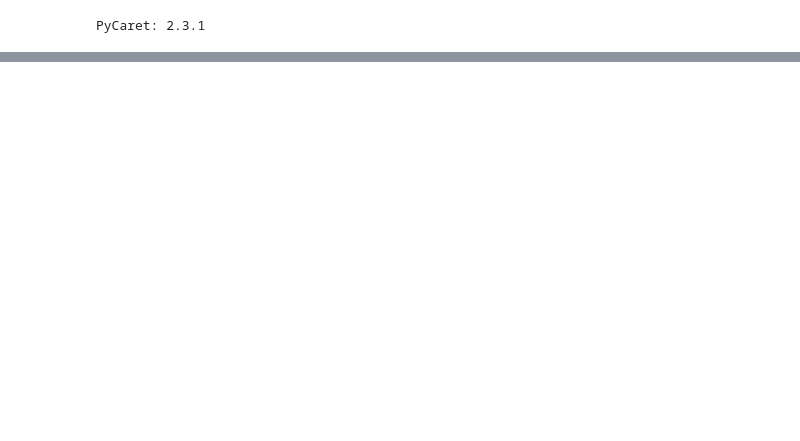
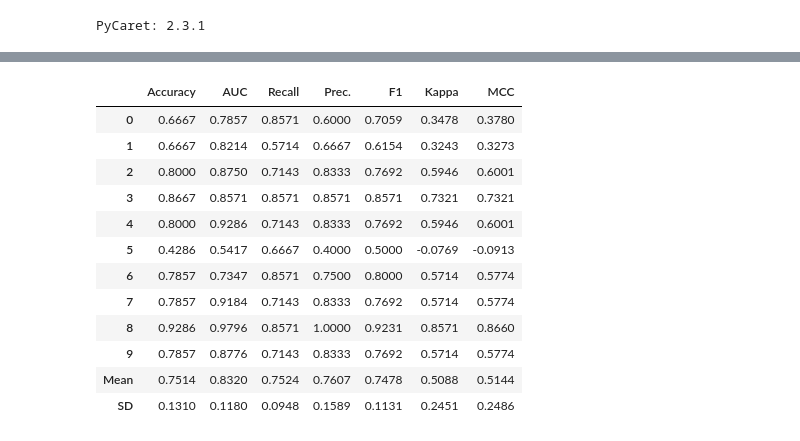
Before and after one commit to urmilapol/urmilapolprojects, a Jupyter notebook: PyCaretdemo.ipynb, the cells around one changed output, grey strips where cells are left out. Saved outputs shown, nothing was run; the diff lists cells and outputs as text; code cells hidden in the pictures; blank space fills up the shorter version.

```diff
--- a/PyCaretdemo.ipynb
+++ b/PyCaretdemo.ipynb
@@ -176,0 +179,16 @@ print(best)
+# %%
+lr=create_model('lr')
+# %% [output]
+|  | Accuracy | AUC | Recall | Prec. | F1 | Kappa | MCC |
+| 0 | 0.6667 | 0.7857 | 0.8571 | 0.6000 | 0.7059 | 0.3478 | 0.3780 |
+| 1 | 0.6667 | 0.8214 | 0.5714 | 0.6667 | 0.6154 | 0.3243 | 0.3273 |
+| 2 | 0.8000 | 0.8750 | 0.7143 | 0.8333 | 0.7692 | 0.5946 | 0.6001 |
+| 3 | 0.8667 | 0.8571 | 0.8571 | 0.8571 | 0.8571 | 0.7321 | 0.7321 |
+| 4 | 0.8000 | 0.9286 | 0.7143 | 0.8333 | 0.7692 | 0.5946 | 0.6001 |
+| 5 | 0.4286 | 0.5417 | 0.6667 | 0.4000 | 0.5000 | -0.0769 | -0.0913 |
+| 6 | 0.7857 | 0.7347 | 0.8571 | 0.7500 | 0.8000 | 0.5714 | 0.5774 |
+| 7 | 0.7857 | 0.9184 | 0.7143 | 0.8333 | 0.7692 | 0.5714 | 0.5774 |
+| 8 | 0.9286 | 0.9796 | 0.8571 | 1.0000 | 0.9231 | 0.8571 | 0.8660 |
+| 9 | 0.7857 | 0.8776 | 0.7143 | 0.8333 | 0.7692 | 0.5714 | 0.5774 |
+| Mean | 0.7514 | 0.8320 | 0.7524 | 0.7607 | 0.7478 | 0.5088 | 0.5144 |
+| SD | 0.1310 | 0.1180 | 0.0948 | 0.1589 | 0.1131 | 0.2451 | 0.2486 |
```
Also changed, not shown: parts of 12 cells of this notebook.
